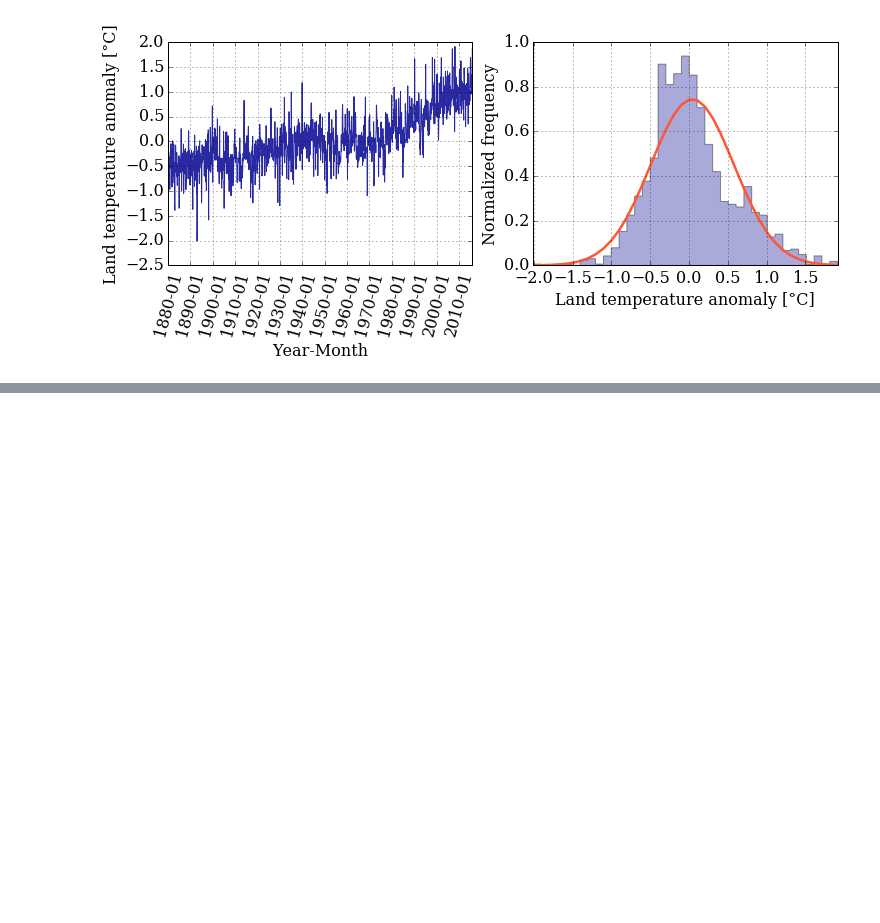
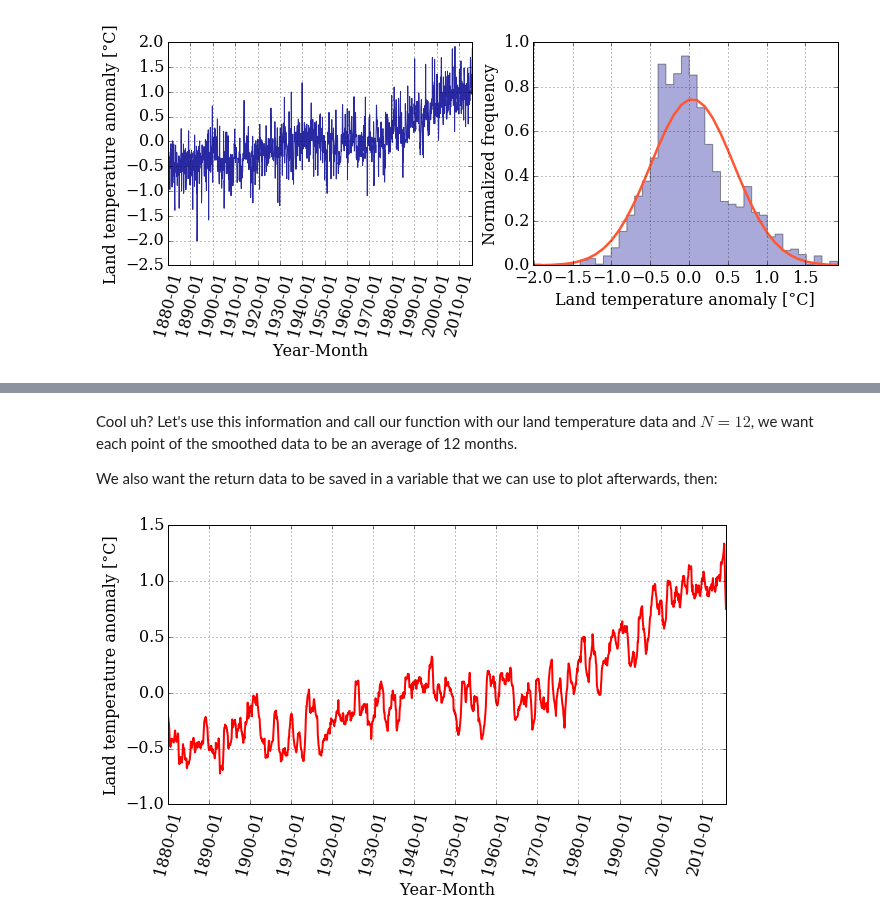
Before and after one commit to barbagroup/essential_skills_RRC, a Jupyter notebook: the_python_scientific_stack.ipynb, the cells around one changed output, grey strips where cells are left out. Drawn from its saved outputs; the diff is of its cells as text; code cells hidden in the pictures; blank space fills up the shorter version.

Commit message:
Adding smothing the data section

```diff
--- a/the_python_scientific_stack.ipynb
+++ b/the_python_scientific_stack.ipynb
@@ -290,0 +307,20 @@ pyplot.grid();
+# %%
+def smooth_data(N, data):
+    """
+    It returns smoothed data using a sliding_moving avarage.
+
+    Arguments:
+    ----------
+    N (int)       : amount of data values we want to average.
+    data (array)  : array of data we want to smooth.
+
+
+    Returns:
+    --------
+    smooth (array): array with smoothed data.
+    """
+
+    window = numpy.ones(N)/N
+    smooth = numpy.convolve(data, window, 'same')
+
+    return smooth
@@ -290,0 +335,16 @@ pyplot.grid();
+# %% [markdown]
+Cool uh? Let's use this information and call our function with our land temperature data and $N=12$, we want each point of the smoothed data to be an average of 12 months.
+
+We also want the return data to be saved in a variable that we can use to plot afterwards, then:
+# %%
+smooth = smooth_data(12, T_land[:,1])
+# %%
+pyplot.figure(figsize=(10, 5))
+pyplot.xticks(dummy[::12*10], date[::12*10] , rotation=75)
+pyplot.plot(dummy,smooth, color='r', ls='-', lw=2)
+
+pyplot.xlabel('Year-Month')
+pyplot.ylabel('Land temperature anomaly [°C]')
+pyplot.grid();
+# %% [output]
+[figure, added]
```
Also changed, not shown: parts of 10 cells of this notebook.
